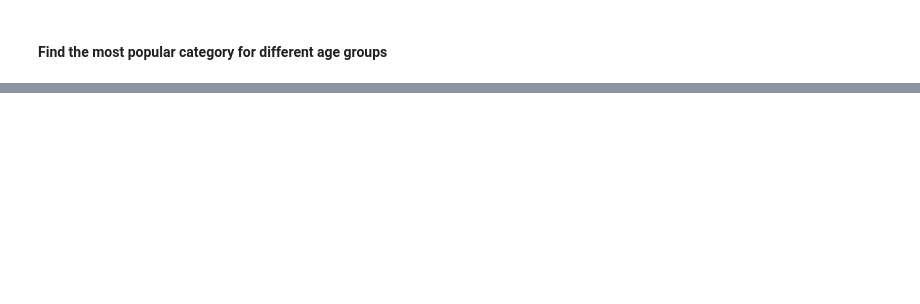
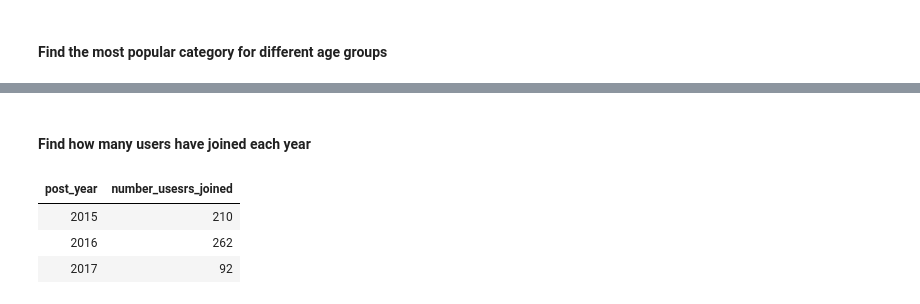
Before and after one commit to 1lekshmi/pinterest-data-pipeline449, a Jupyter notebook: databricks/clean_data.ipynb, the cells around one changed output, grey strips where cells are left out. Cells and saved outputs as stored; diff of their text form; code cells hidden in the pictures; blank space fills up the shorter version.

```diff
--- a/databricks/clean_data.ipynb
+++ b/databricks/clean_data.ipynb
@@ -185,0 +326,13 @@ SELECT * FROM pin;
+# %% [markdown]
+#### Find how many users have joined each year
+# %%
+%sql
+SELECT year(date_joined) AS post_year, COUNT(date_joined) AS number_usesrs_joined
+FROM user
+GROUP BY post_year
+HAVING post_year >= 2015 AND post_year <= 2020;
+# %% [output]
+| post_year | number_usesrs_joined |
+| 2015 | 210 |
+| 2016 | 262 |
+| 2017 | 92 |
```
Also changed, not shown: parts of 17 cells of this notebook.
